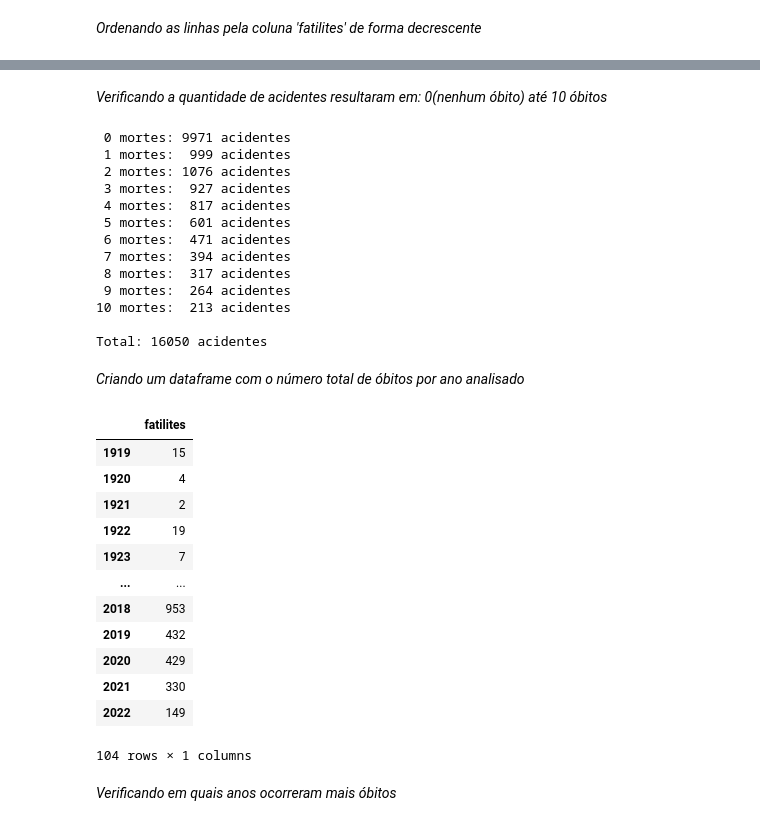
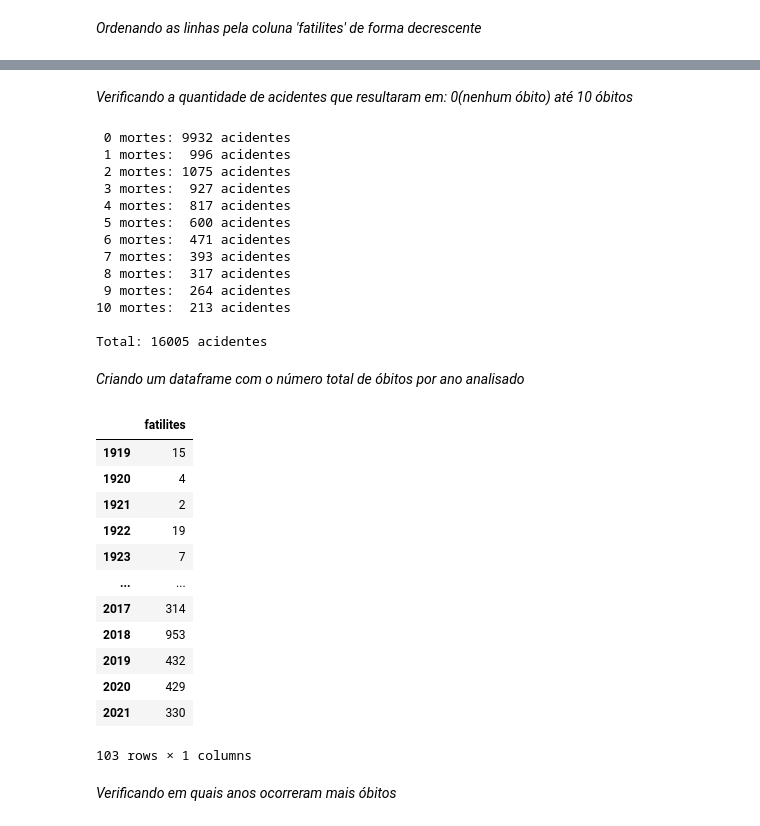
Before and after one commit to bessasjr/Analise_acidentes_aereos, a Jupyter notebook: main.ipynb, the cells around one changed output, grey strips where cells are left out. Cells and saved outputs as stored; diff of their text form; code cells hidden in the pictures.

```diff
--- a/main.ipynb
+++ b/main.ipynb
@@ -148,0 +151,5 @@ df
+# %%
+filtro = df.Date < 2022
+df = df[filtro]
+#df = df[df.Date == 2022].index.drop(axis=0)
+df.shape
@@ -239,5 +372,5 @@ df2.sort_values('fatilites', ascending=False)
 # %% [markdown]
-*Verificando a quantidade de acidentes resultaram em: 0(nenhum óbito) até 10 óbitos*
+*Verificando a quantidade de acidentes que resultaram em: 0(nenhum óbito) até 10 óbitos*
 # %%
 lista = []
 for i in range(0, 11):
@@ -247,44 +380,44 @@ for i in range(0, 11):
 
 print(f'\nTotal: {sum(lista)} acidentes')
 # %% [output]
- 0 mortes: 9971 acidentes
- 1 mortes:  999 acidentes
- 2 mortes: 1076 acidentes
+ 0 mortes: 9932 acidentes
+ 1 mortes:  996 acidentes
+ 2 mortes: 1075 acidentes
  3 mortes:  927 acidentes
  4 mortes:  817 acidentes
- 5 mortes:  601 acidentes
+ 5 mortes:  600 acidentes
  6 mortes:  471 acidentes
- 7 mortes:  394 acidentes
+ 7 mortes:  393 acidentes
  8 mortes:  317 acidentes
  9 mortes:  264 acidentes
 10 mortes:  213 acidentes
 
-Total: 16050 acidentes
+Total: 16005 acidentes
 # %% [markdown]
 *Criando um dataframe com o número total de óbitos por ano analisado*
 # %%
 dict = {}
 
-for i in range(1919, 2023):
+for i in range(1919, 2022):
     dict[i] = df2[df2.Date == i]['fatilites'].sum()
 
 serie = pd.Series(dict)
 df_year = pd.DataFrame(serie, columns=['fatilites'])
 df_year
 # %% [output]
 |  | fatilites |
 | 1919 | 15 |
 | 1920 | 4 |
 | 1921 | 2 |
 | 1922 | 19 |
 | 1923 | 7 |
 | ... | ... |
+| 2017 | 314 |
 | 2018 | 953 |
 | 2019 | 432 |
 | 2020 | 429 |
 | 2021 | 330 |
-| 2022 | 149 |
-104 rows × 1 columns
+103 rows × 1 columns
 # %% [markdown]
 *Verificando em quais anos ocorreram mais óbitos*
 # %%
```
Also changed, not shown: parts of 68 cells of this notebook.
